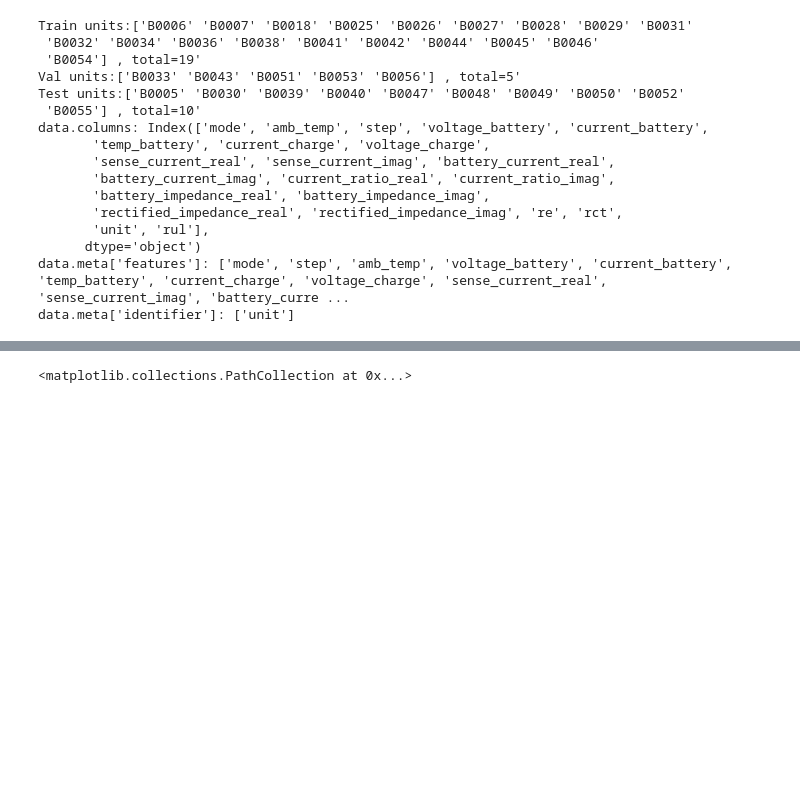
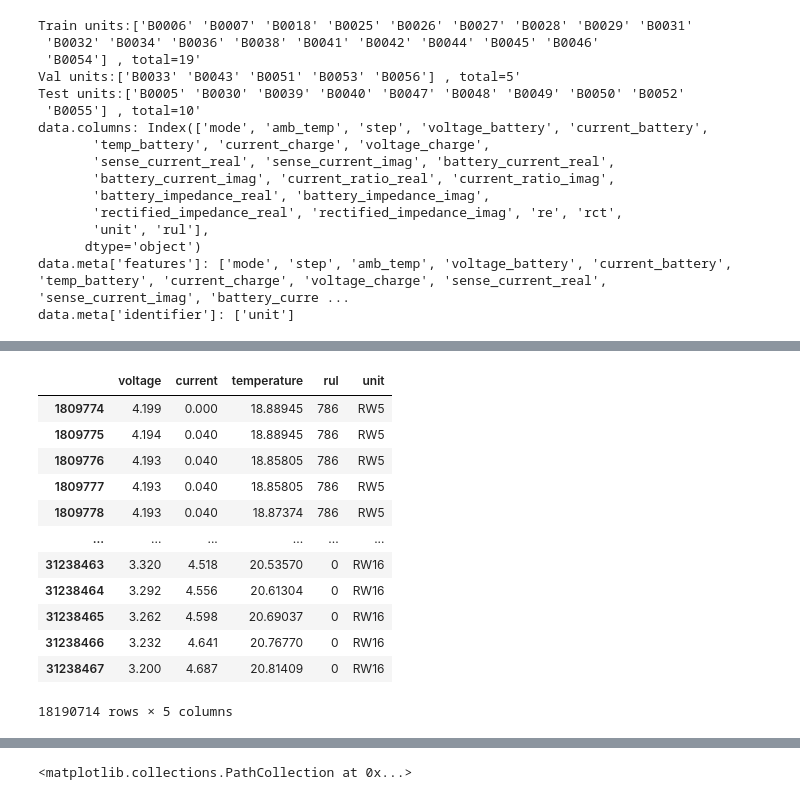
Before and after one commit to EPFL-IMOS/picid, a Jupyter notebook: notebooks/battery_phmd.ipynb, the cells around one changed output, grey strips where cells are left out. Cells and saved outputs as stored; diff of their text form; code cells hidden in the pictures; blank space fills up the shorter version.

```diff
--- a/notebooks/battery_phmd.ipynb
+++ b/notebooks/battery_phmd.ipynb
@@ -162,0 +185,17 @@ data.meta['identifier']: ['unit']
+# %%
+#data_ahrul['train']['unit'] == data['train']['unit']
+data['train']
+# %% [output]
+|  | voltage | current | temperature | rul | unit |
+| 1809774 | 4.199 | 0.000 | 18.88945 | 786 | RW5 |
+| 1809775 | 4.194 | 0.040 | 18.88945 | 786 | RW5 |
+| 1809776 | 4.193 | 0.040 | 18.85805 | 786 | RW5 |
+| 1809777 | 4.193 | 0.040 | 18.85805 | 786 | RW5 |
+| 1809778 | 4.193 | 0.040 | 18.87374 | 786 | RW5 |
+| ... | ... | ... | ... | ... | ... |
+| 31238463 | 3.320 | 4.518 | 20.53570 | 0 | RW16 |
+| 31238464 | 3.292 | 4.556 | 20.61304 | 0 | RW16 |
+| 31238465 | 3.262 | 4.598 | 20.69037 | 0 | RW16 |
+| 31238466 | 3.232 | 4.641 | 20.76770 | 0 | RW16 |
+| 31238467 | 3.200 | 4.687 | 20.81409 | 0 | RW16 |
+18190714 rows × 5 columns
```
Also changed, not shown: parts of 16 cells of this notebook, 10 other files.
